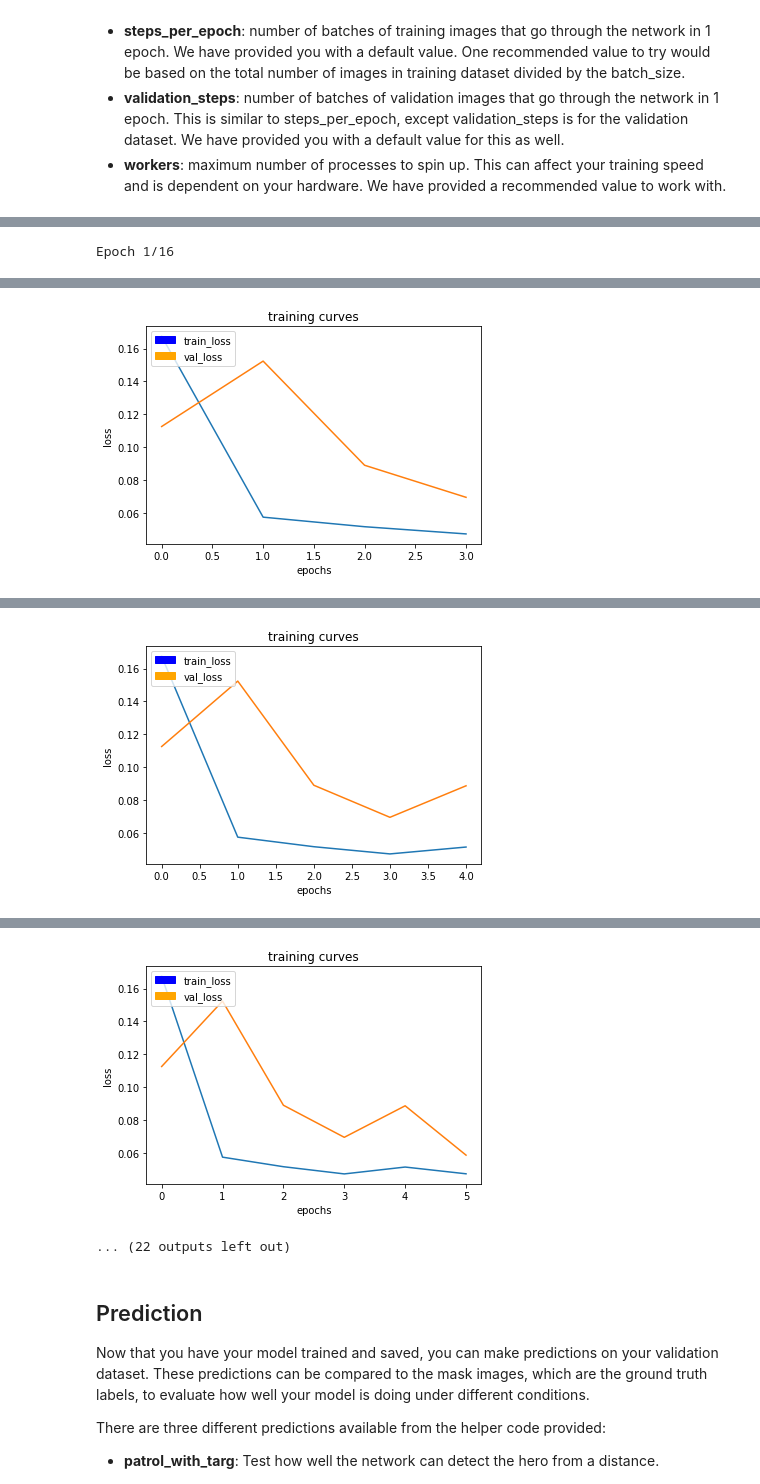
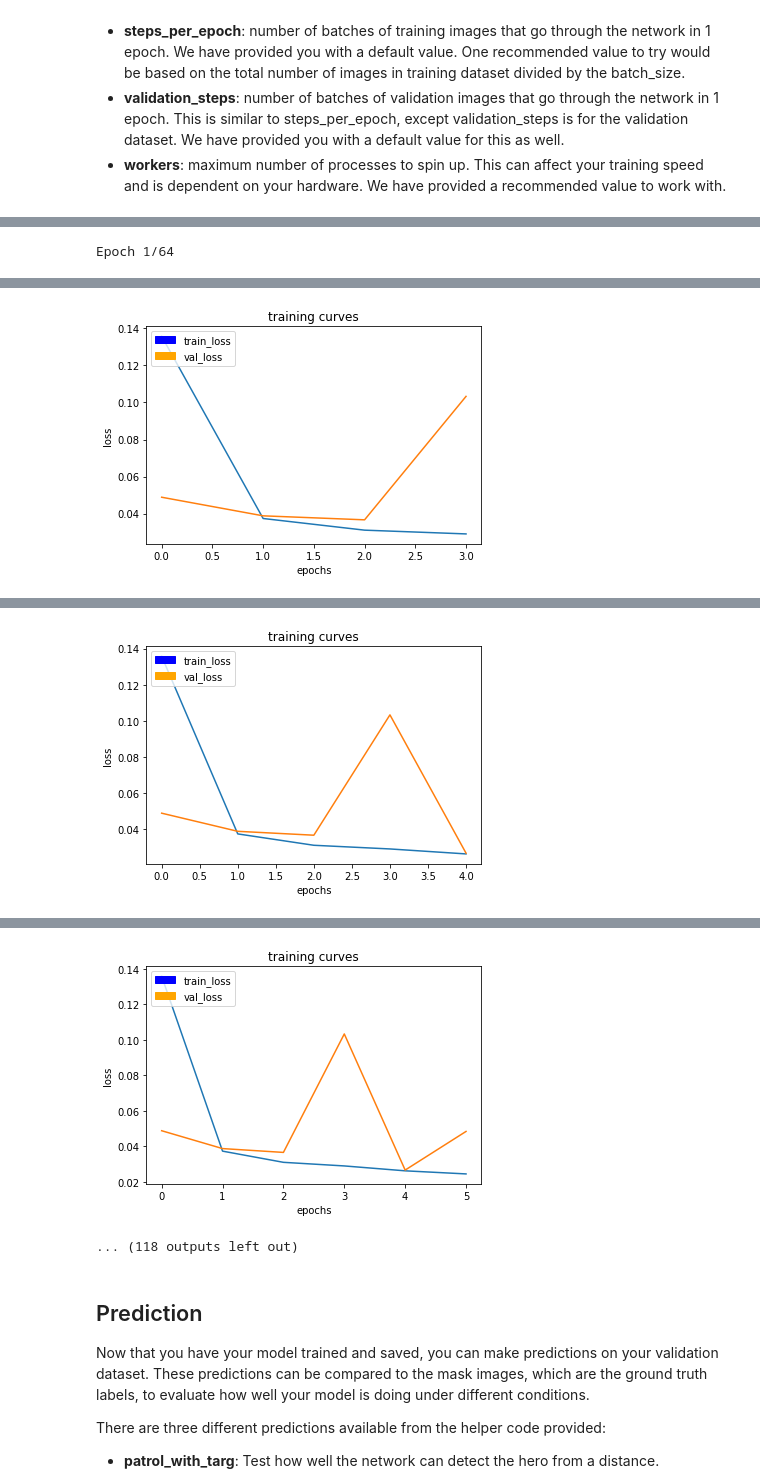
Before and after one commit to Agent007/RoboND-DeepLearning-Project, a Jupyter notebook: code/model_training.ipynb, the cells around one changed output, grey strips where cells are left out. Saved outputs shown, nothing was run; the diff lists cells and outputs as text; code cells hidden in the pictures.

Commit message:
reached 47% final score
Added batchnorm as 1st layer
Callbacks: model checkpoint & learning rate on plateau

```diff
--- a/code/model_training.ipynb
+++ b/code/model_training.ipynb
@@ -150,0 +160,2 @@ Define and tune your hyperparameters.
+# %%
+training_samples_count = 4131
@@ -151,10 +170,20 @@ Define and tune your hyperparameters.
+# %%
+validation_samples_count = 1184
 # %%
+from math import ceil
+
 learning_rate = 1e-3
-batch_size = 8
-num_epochs = 16
-steps_per_epoch = 200
-validation_steps = 50
+batch_size = 4
+num_epochs = 64
+steps_per_epoch = ceil(training_samples_count / batch_size)  # 200
+validation_steps = ceil(validation_samples_count / batch_size)  # 50
 workers = 16
+# %%
+from tensorflow.contrib.keras.python.keras import callbacks
+
+reduce_lr = callbacks.ReduceLROnPlateau(patience=2, verbose=1)
+checkpoint_path = '../data/weights/weights.{epoch:02d}-{val_loss:.4f}.hdf5'
+checkpoint = callbacks.ModelCheckpoint(checkpoint_path, verbose=1, save_best_only=True, save_weights_only=True)
 # %%
 """
 DON'T MODIFY ANYTHING IN THIS CELL THAT IS BELOW THIS LINE
@@ -175,7 +204,7 @@ val_iter = data_iterator.BatchIteratorSimple(batch_size=batch_size,
                                              image_shape=image_shape)
 
 logger_cb = plotting_tools.LoggerPlotter()
-callbacks = [logger_cb]
+callbacks = [logger_cb, reduce_lr, checkpoint]
 
 model.fit_generator(train_iter,
                     steps_per_epoch = steps_per_epoch, # the number of batches per epoch,
@@ -185,4 +214,4 @@ model.fit_generator(train_iter,
                     callbacks=callbacks,
                     workers = workers)
 # %% [output]
-Epoch 1/16
+Epoch 1/64
@@ -198 +227 @@ Epoch 4/16
-[figure, old version]
+[figure, new version]
@@ -201 +230 @@ Epoch 5/16
-[figure, old version]
+[figure, new version]
@@ -204,5 +233,5 @@ Epoch 6/16
-[figure, old version]
+[figure, new version]
-... (22 outputs left out)
+... (118 outputs left out)
 # %%
 # Save your trained model weights
 weight_file_name = 'model_weights'
```
Also changed, not shown: parts of 21 cells of this notebook, 3 other files.
